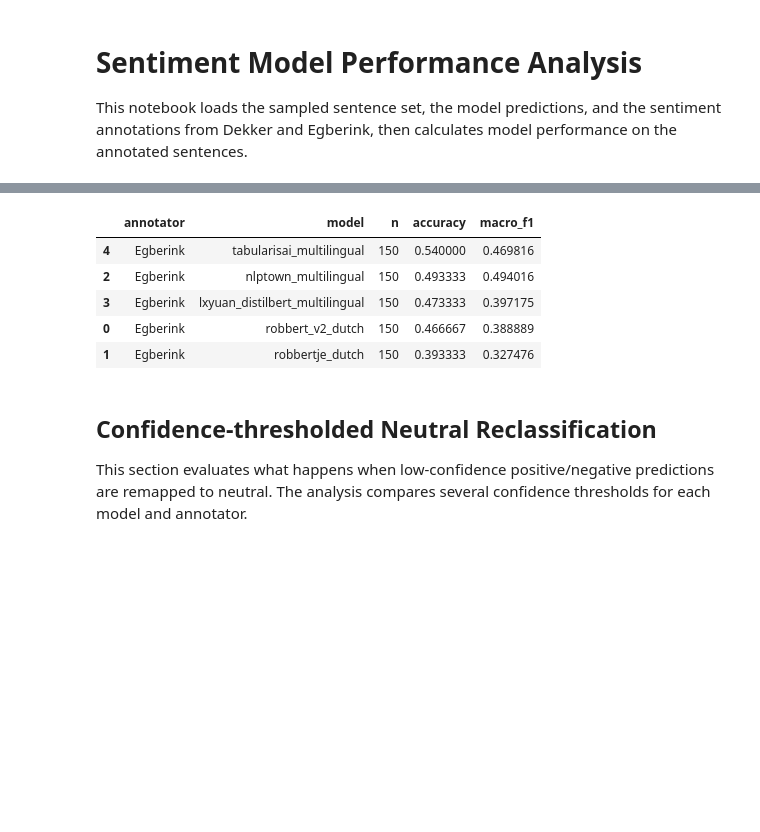
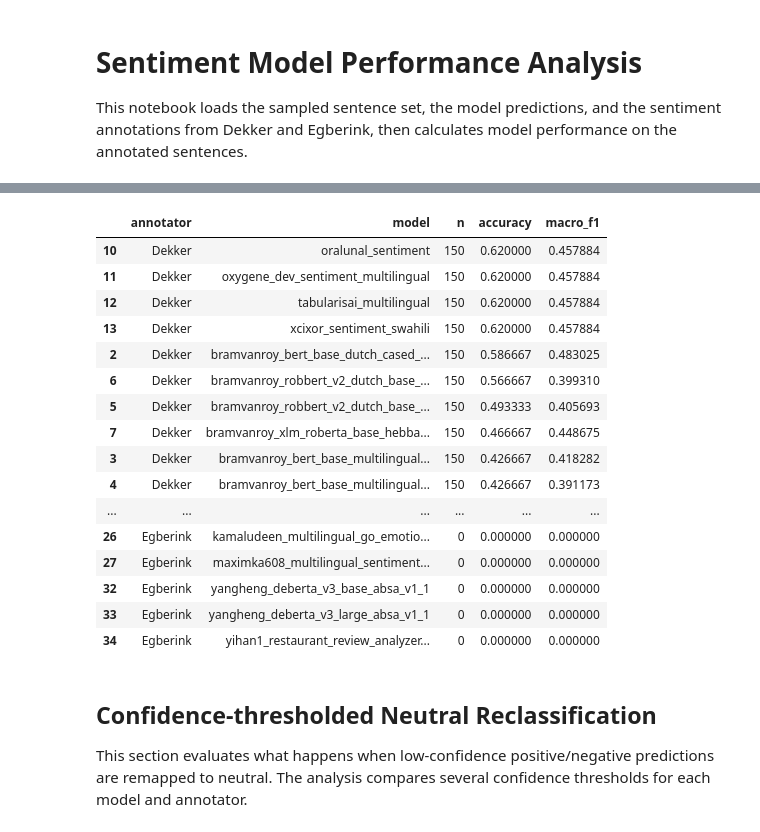
Before and after one commit to Yegberink/geothermal_text_mining, a Jupyter notebook: annotation/sentiment_model_assessment/analysis.ipynb, the cells around one changed output, grey strips where cells are left out. Saved outputs shown, nothing was run; the diff lists cells and outputs as text; code cells hidden in the pictures; blank space fills up the shorter version.

```diff
--- a/annotation/sentiment_model_assessment/analysis.ipynb
+++ b/annotation/sentiment_model_assessment/analysis.ipynb
@@ -24,8 +52,6 @@ PREDICTIONS_PATH, DB_PATH
 # %%
 predictions = pd.read_csv(PREDICTIONS_PATH)
-
-with sqlite3.connect(DB_PATH) as conn:
-    annotations = pd.read_sql_query("SELECT * FROM annotations", conn)
+annotations = load_annotation_dbs(DB_DIR)
 
 predictions.shape, annotations.shape
 # %% [output]
@@ -52,12 +78,6 @@ merged[["sample_id", "annotator", "gold_sentiment", "sentence_text"]].head()
 # %%
 SENTIMENTS = ["negative", "neutral", "positive"]
-MODEL_COLUMNS = [
-    "robbert_v2_dutch__sentiment",
-    "robbertje_dutch__sentiment",
-    "nlptown_multilingual__sentiment",
-    "lxyuan_distilbert_multilingual__sentiment",
-    "tabularisai_multilingual__sentiment",
-]
+MODEL_COLUMNS = sorted([col for col in merged.columns if col.endswith("__sentiment")])
 
 def per_class_scores(df, pred_col, gold_col="gold_sentiment", labels=SENTIMENTS):
     rows = []
@@ -75,38 +95,49 @@ def per_class_scores(df, pred_col, gold_col="gold_sentiment", labels=SENTIMENTS)
             "f1": f1,
             "support": int((df[gold_col] == label).sum()),
         })
     return pd.DataFrame(rows)
 
 def model_summary(df, pred_col, gold_col="gold_sentiment"):
     current = df.dropna(subset=[pred_col, gold_col]).copy()
     scores = per_class_scores(current, pred_col=pred_col, gold_col=gold_col)
     accuracy = float((current[pred_col] == current[gold_col]).mean()) if len(current) else 0.0
     macro_f1 = float(scores["f1"].mean()) if len(scores) else 0.0
     return {
         "n": len(current),
         "accuracy": accuracy,
         "macro_f1": macro_f1,
     }
 
 rows = []
 for annotator, group in merged.groupby("annotator"):
     for pred_col in MODEL_COLUMNS:
         summary = model_summary(group, pred_col=pred_col)
         rows.append({
             "annotator": annotator,
             "model": pred_col.replace("__sentiment", ""),
             **summary,
         })
 
 performance = pd.DataFrame(rows).sort_values(["annotator", "accuracy"], ascending=[True, False])
 performance
 # %% [output]
 |  | annotator | model | n | accuracy | macro_f1 |
-| 4 | Egberink | tabularisai_multilingual | 150 | 0.540000 | 0.469816 |
-| 2 | Egberink | nlptown_multilingual | 150 | 0.493333 | 0.494016 |
-| 3 | Egberink | lxyuan_distilbert_multilingual | 150 | 0.473333 | 0.397175 |
-| 0 | Egberink | robbert_v2_dutch | 150 | 0.466667 | 0.388889 |
-| 1 | Egberink | robbertje_dutch | 150 | 0.393333 | 0.327476 |
+| 10 | Dekker | oralunal_sentiment | 150 | 0.620000 | 0.457884 |
+| 11 | Dekker | oxygene_dev_sentiment_multilingual | 150 | 0.620000 | 0.457884 |
+| 12 | Dekker | tabularisai_multilingual | 150 | 0.620000 | 0.457884 |
+| 13 | Dekker | xcixor_sentiment_swahili | 150 | 0.620000 | 0.457884 |
+| 2 | Dekker | bramvanroy_bert_base_dutch_cased_... | 150 | 0.586667 | 0.483025 |
+| 6 | Dekker | bramvanroy_robbert_v2_dutch_base_... | 150 | 0.566667 | 0.399310 |
+| 5 | Dekker | bramvanroy_robbert_v2_dutch_base_... | 150 | 0.493333 | 0.405693 |
+| 7 | Dekker | bramvanroy_xlm_roberta_base_hebba... | 150 | 0.466667 | 0.448675 |
+| 3 | Dekker | bramvanroy_bert_base_multilingual... | 150 | 0.426667 | 0.418282 |
+| 4 | Dekker | bramvanroy_bert_base_multilingual... | 150 | 0.426667 | 0.391173 |
+| ... | ... | ... | ... | ... | ... |
+| 26 | Egberink | kamaludeen_multilingual_go_emotio... | 0 | 0.000000 | 0.000000 |
+| 27 | Egberink | maximka608_multilingual_sentiment... | 0 | 0.000000 | 0.000000 |
+| 32 | Egberink | yangheng_deberta_v3_base_absa_v1_1 | 0 | 0.000000 | 0.000000 |
+| 33 | Egberink | yangheng_deberta_v3_large_absa_v1_1 | 0 | 0.000000 | 0.000000 |
+| 34 | Egberink | yihan1_restaurant_review_analyzer... | 0 | 0.000000 | 0.000000 |
 # %% [markdown]
 ## Confidence-thresholded Neutral Reclassification
 
```
Also changed, not shown: parts of 10 cells of this notebook, 6 other files.
